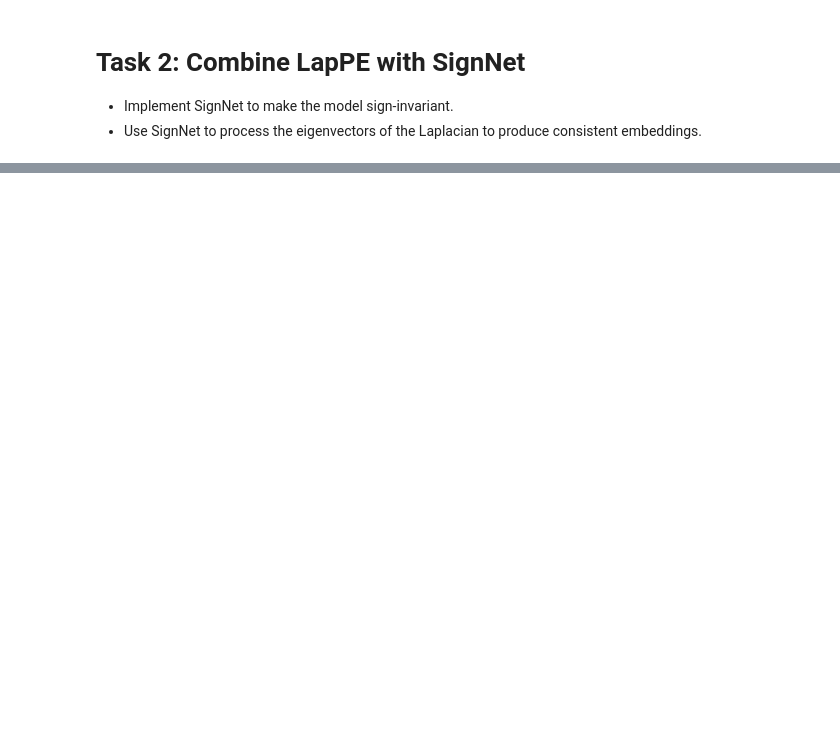
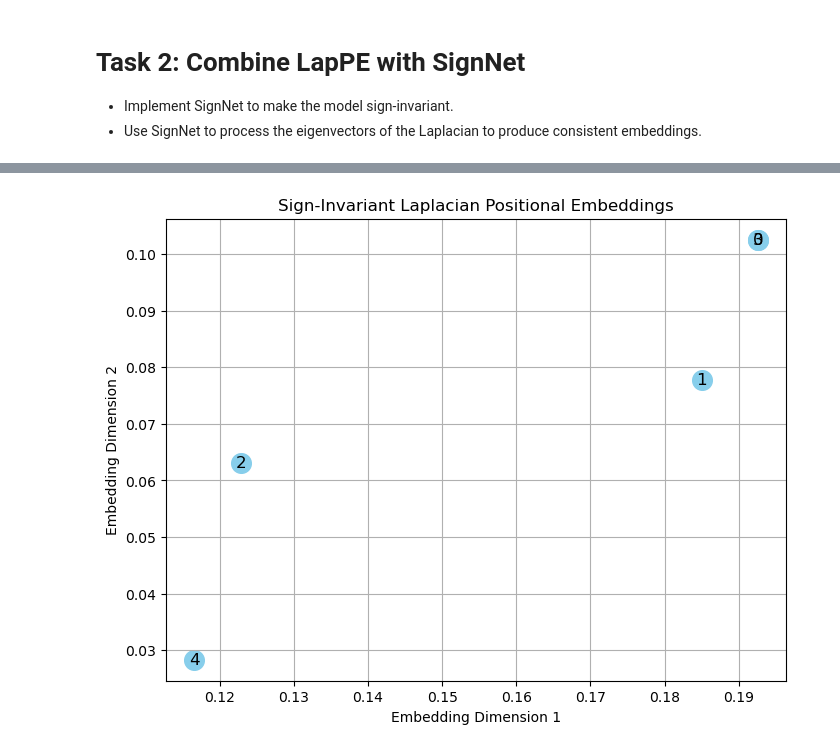
Before and after one commit to mak8427/Graph_Machine_Learning, a Jupyter notebook: Ex 5.ipynb, the cells around one changed output, grey strips where cells are left out. Drawn from its saved outputs; the diff is of its cells as text; code cells hidden in the pictures; blank space fills up the shorter version.

```diff
--- a/Ex 5.ipynb
+++ b/Ex 5.ipynb
@@ -172,0 +233,38 @@ def compute_lap_pe_with_signnet(data, pe_dim=10, hidden_dim=64, out_dim=32, num_
+# %%
+# Convert NetworkX graph to PyTorch Geometric data
+from torch_geometric.utils import from_networkx
+
+data = from_networkx(G)
+# Ensure the number of nodes is set
+data.num_nodes = G.number_of_nodes()
+
+# Optionally, add dummy node features (e.g., ones)
+data.x = torch.ones((data.num_nodes, 1))
+
+# Set parameters
+pe_dim = 3        # Number of eigenvectors to compute (excluding the first trivial one)
+hidden_dim = 32    # Hidden dimension for SignNet
+out_dim = 2        # Output dimension for embeddings (for 2D visualization)
+num_layers = 2     # Number of layers in SignNet
+
+# Compute sign-invariant Laplacian Positional Encodings
+data = compute_lap_pe_with_signnet(data, pe_dim=pe_dim, hidden_dim=hidden_dim, out_dim=out_dim, num_layers=num_layers)
+
+# Extract the embeddings
+embeddings = data.sign_inv_lap_pe.detach().numpy()  # Convert to NumPy array for plotting
+
+# Plot the embeddings
+plt.figure(figsize=(8, 6))
+plt.scatter(embeddings[:, 0], embeddings[:, 1], c='skyblue', s=200)
+
+# Annotate each point with the node index
+for i, (x, y) in enumerate(embeddings):
+    plt.text(x, y, str(i), fontsize=12, ha='center', va='center')
+
+plt.title("Sign-Invariant Laplacian Positional Embeddings")
+plt.xlabel("Embedding Dimension 1")
+plt.ylabel("Embedding Dimension 2")
+plt.grid(True)
+plt.show()
+# %% [output]
+[figure, added]
```
Also changed, not shown: parts of 4 cells of this notebook.
